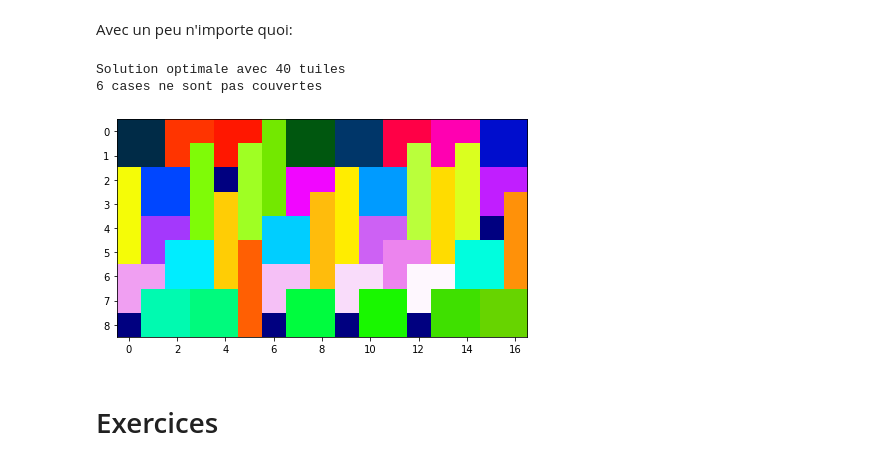
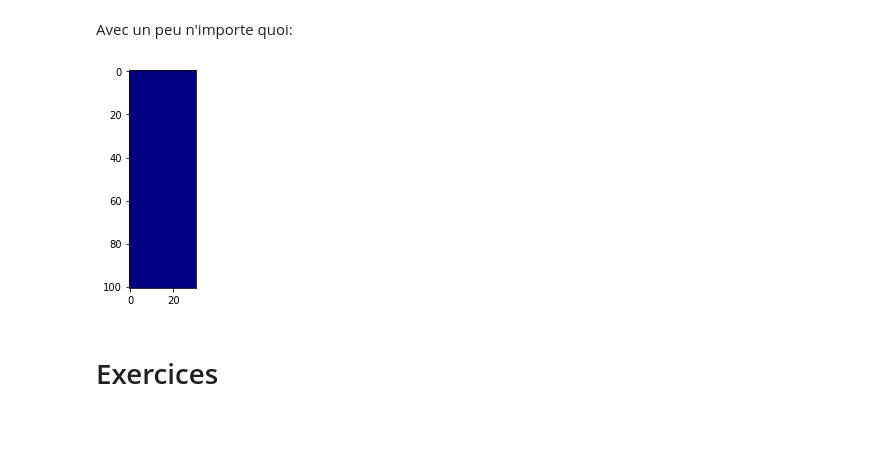
Before and after one commit to fortierq/Pavage, a Jupyter notebook: pavage.ipynb, the cells around one changed output. Drawn from its saved outputs; the diff is of its cells as text; code cells hidden in the pictures; blank space fills up the shorter version.

```diff
--- a/pavage.ipynb
+++ b/pavage.ipynb
@@ -106,11 +106,9 @@ Solution optimale avec 6 tuiles
 # %% [markdown]
 Avec un peu n'importe quoi:
 # %%
-solve([C, I, L], 9, 17)
+solve([C, I, L], 101, 31)
 # %% [output]
-Solution optimale avec 40 tuiles
-6 cases ne sont pas couvertes
-[figure, old version]
+[figure, new version]
 # %% [markdown]
 # Exercices
 # %% [markdown]
```
Also changed, not shown: parts of 1 cell of this notebook.
